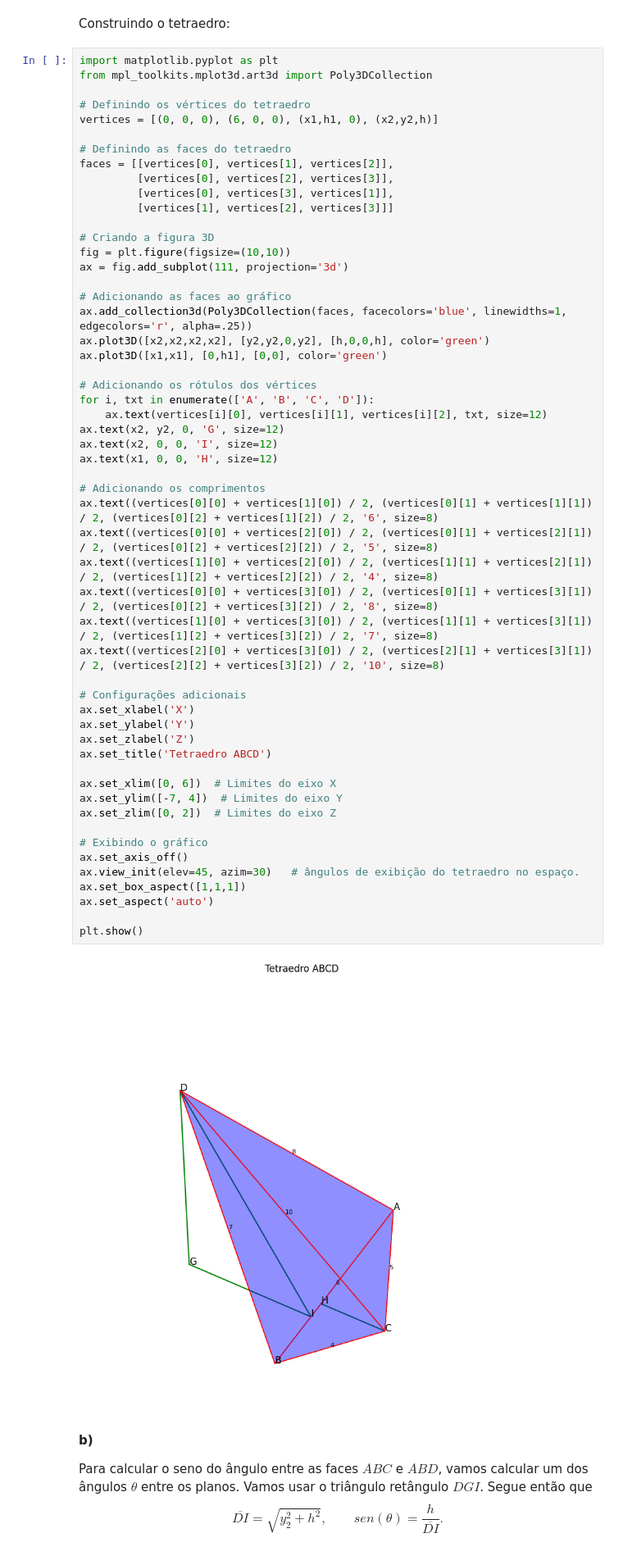
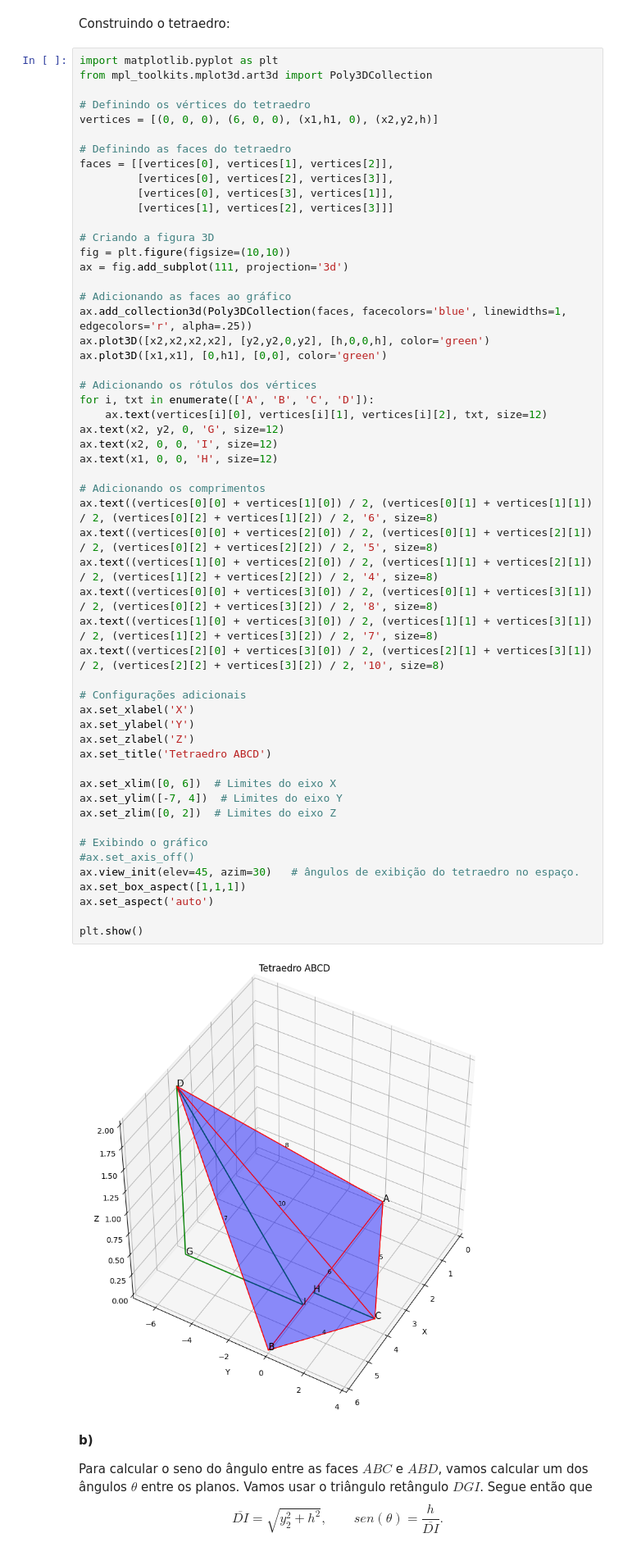
Before and after one commit to j-claudinei-f/j-claudinei-f, a Jupyter notebook: Geometria_AvII.ipynb, the cells around one changed output. Shown at 82% size. Cells and saved outputs as stored; diff of their text form.

```diff
--- a/Geometria_AvII.ipynb
+++ b/Geometria_AvII.ipynb
@@ -137,35 +137,35 @@ for i, txt in enumerate(['A', 'B', 'C', 'D']):
     ax.text(vertices[i][0], vertices[i][1], vertices[i][2], txt, size=12)
 ax.text(x2, y2, 0, 'G', size=12)
 ax.text(x2, 0, 0, 'I', size=12)
 ax.text(x1, 0, 0, 'H', size=12)
 
 # Adicionando os comprimentos
 ax.text((vertices[0][0] + vertices[1][0]) / 2, (vertices[0][1] + vertices[1][1]) / 2, (vertices[0][2] + vertices[1][2]) / 2, '6', size=8)
 ax.text((vertices[0][0] + vertices[2][0]) / 2, (vertices[0][1] + vertices[2][1]) / 2, (vertices[0][2] + vertices[2][2]) / 2, '5', size=8)
 ax.text((vertices[1][0] + vertices[2][0]) / 2, (vertices[1][1] + vertices[2][1]) / 2, (vertices[1][2] + vertices[2][2]) / 2, '4', size=8)
 ax.text((vertices[0][0] + vertices[3][0]) / 2, (vertices[0][1] + vertices[3][1]) / 2, (vertices[0][2] + vertices[3][2]) / 2, '8', size=8)
 ax.text((vertices[1][0] + vertices[3][0]) / 2, (vertices[1][1] + vertices[3][1]) / 2, (vertices[1][2] + vertices[3][2]) / 2, '7', size=8)
 ax.text((vertices[2][0] + vertices[3][0]) / 2, (vertices[2][1] + vertices[3][1]) / 2, (vertices[2][2] + vertices[3][2]) / 2, '10', size=8)
 
 # Configurações adicionais
 ax.set_xlabel('X')
 ax.set_ylabel('Y')
 ax.set_zlabel('Z')
 ax.set_title('Tetraedro ABCD')
 
 ax.set_xlim([0, 6])  # Limites do eixo X
 ax.set_ylim([-7, 4])  # Limites do eixo Y
 ax.set_zlim([0, 2])  # Limites do eixo Z
 
 # Exibindo o gráfico
-ax.set_axis_off()
+#ax.set_axis_off()
 ax.view_init(elev=45, azim=30)   # ângulos de exibição do tetraedro no espaço.
 ax.set_box_aspect([1,1,1])
 ax.set_aspect('auto')
 
 plt.show()
 # %% [output]
-[figure, old version]
+[figure, new version]
 # %% [markdown]
 **b)**
 
```
